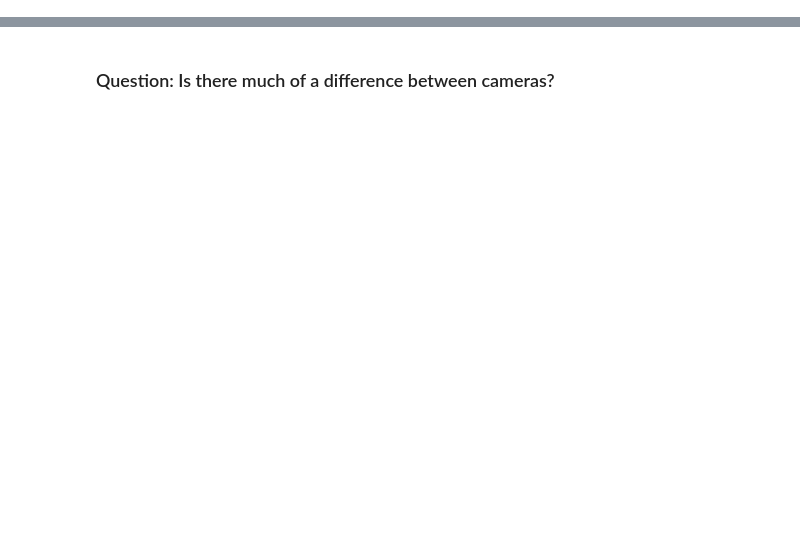
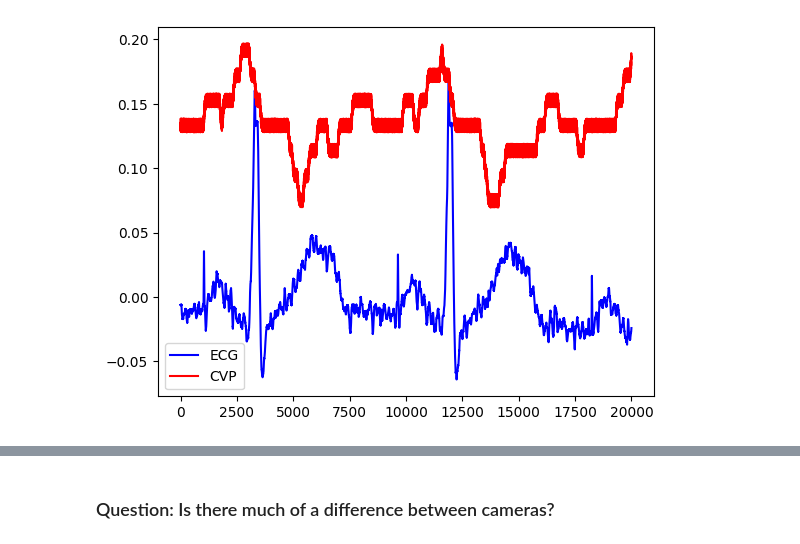
Before and after one commit to coenarrow/pyVHR, a Jupyter notebook: processing_results.ipynb, the cells around one changed output, grey strips where cells are left out. Cells and saved outputs as stored; diff of their text form; code cells hidden in the pictures; blank space fills up the shorter version.

```diff
--- a/processing_results.ipynb
+++ b/processing_results.ipynb
@@ -59,0 +115,11 @@ print(bad_instances)
+# %%
+# Plot the "ECG" and "CVP" lineplots on the same axis using sns for row 60
+ecg = np.array(gt_df.iloc[60]["ECG"][0][0:20000])*0.2
+cvp = gt_df.iloc[60]["CVP"][0][0:20000]
+
+sns.lineplot(data=ecg, label="ECG", color='blue')
+sns.lineplot(data=cvp, label="CVP", color='red')
+plt.legend()
+plt.show()
+# %% [output]
+[figure, added]
```
Also changed, not shown: parts of 25 cells of this notebook, 13 other files.
